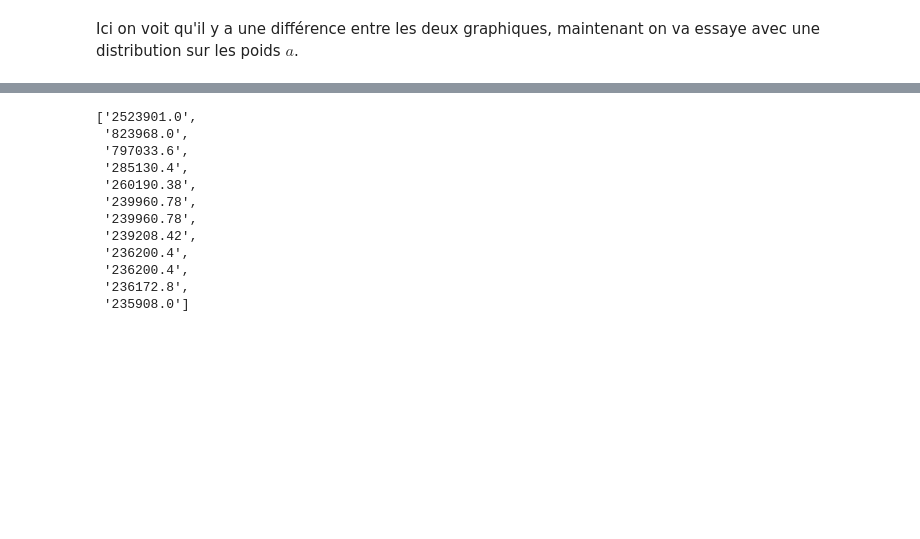
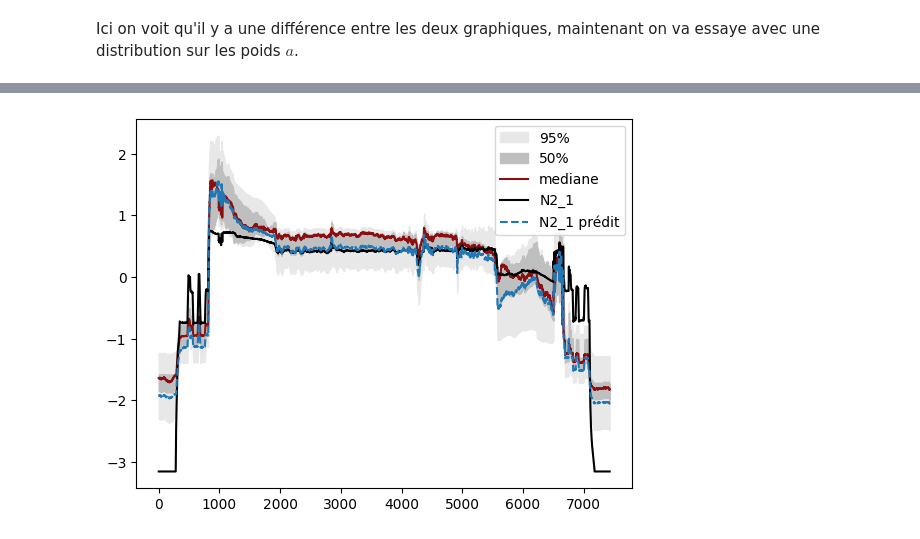
Before and after one commit to Davidson-Lova/PFE_clean, a Jupyter notebook: tempTube.ipynb, the cells around one changed output, grey strips where cells are left out. Cells and saved outputs as stored; diff of their text form; code cells hidden in the pictures; blank space fills up the shorter version.

```diff
--- a/tempTube.ipynb
+++ b/tempTube.ipynb
@@ -202,15 +353,30 @@ plt.show()
-# %%
-rhoMin
-# %% [output]
-['2523901.0',
- '823968.0',
- '797033.6',
- '285130.4',
- '260190.38',
- '239960.78',
- '239960.78',
- '239208.42',
- '236200.4',
- '236200.4',
- '236172.8',
- '235908.0']
+# %%
+# Feedforward
+y_hats = torch.concat(
+    tuple([myModel.update_weights(thetas[:, i]).forward(tXhat) for i in range(0, N)]), 1)
+
+q2_5 = y_hats.quantile(0.025, 1).reshape(-1,1).detach().numpy()
+q97_5 = y_hats.quantile(0.975, 1).reshape(-1,1).detach().numpy()
+q25 = y_hats.quantile(0.25, 1).reshape(-1,1).detach().numpy()
+q75 = y_hats.quantile(0.75, 1).reshape(-1,1).detach().numpy()
+med = y_hats.quantile(0.5, 1).reshape(-1,1).detach().numpy()
+# %%
+plt.clf()
+
+
+plt.fill_between(np.arange(tyNorm.shape[0]), q2_5[:, 0],
+                 q97_5[:, 0], color="#e8e8e8", label='95%')
+
+plt.fill_between(np.arange(tyNorm.shape[0]), q25[:, 0], q75[:, 0],
+                 color="#bfbfbf", label='50%')
+
+plt.plot(med, label="mediane", color="#8c0e11")
+
+plt.plot(tyNorm, label='N2_1', color = 'k')
+
+plt.plot(tyHat, label="N2_1 prédit", linestyle='dashed')
+
+plt.legend()
+plt.show()
+# %% [output]
+[figure, added]
```
Also changed, not shown: parts of 22 cells of this notebook, 5 other files.
